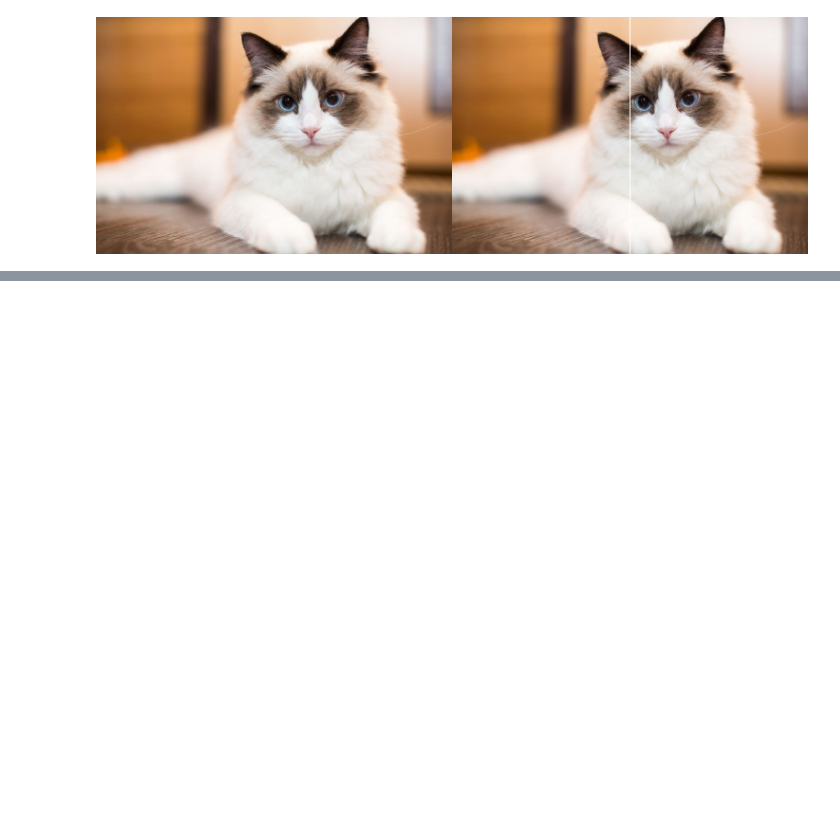
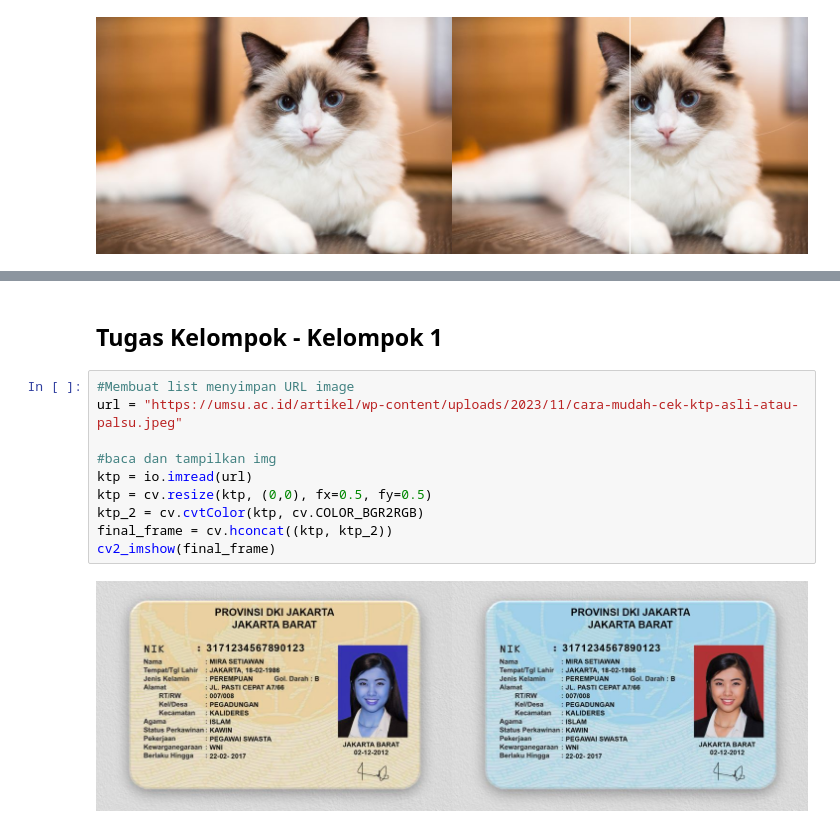
Before and after one commit to NadilaAmaliaaa/PCVK_GANJIL_2024, a Jupyter notebook: Week1.ipynb, the cells around one changed output, grey strips where cells are left out. Saved outputs shown, nothing was run; the diff lists cells and outputs as text; blank space fills up the shorter version.

```diff
--- a/Week1.ipynb
+++ b/Week1.ipynb
@@ -108,0 +132,14 @@ cv2_imshow(final_frame)
+# %% [markdown]
+## Tugas Kelompok - Kelompok 1
+# %%
+#Membuat list menyimpan URL image
+url = "https://umsu.ac.id/artikel/wp-content/uploads/2023/11/cara-mudah-cek-ktp-asli-atau-palsu.jpeg"
+
+#baca dan tampilkan img
+ktp = io.imread(url)
+ktp = cv.resize(ktp, (0,0), fx=0.5, fy=0.5)
+ktp_2 = cv.cvtColor(ktp, cv.COLOR_BGR2RGB)
+final_frame = cv.hconcat((ktp, ktp_2))
+cv2_imshow(final_frame)
+# %% [output]
+[figure, added]
```
Also changed, not shown: parts of 9 cells of this notebook.
